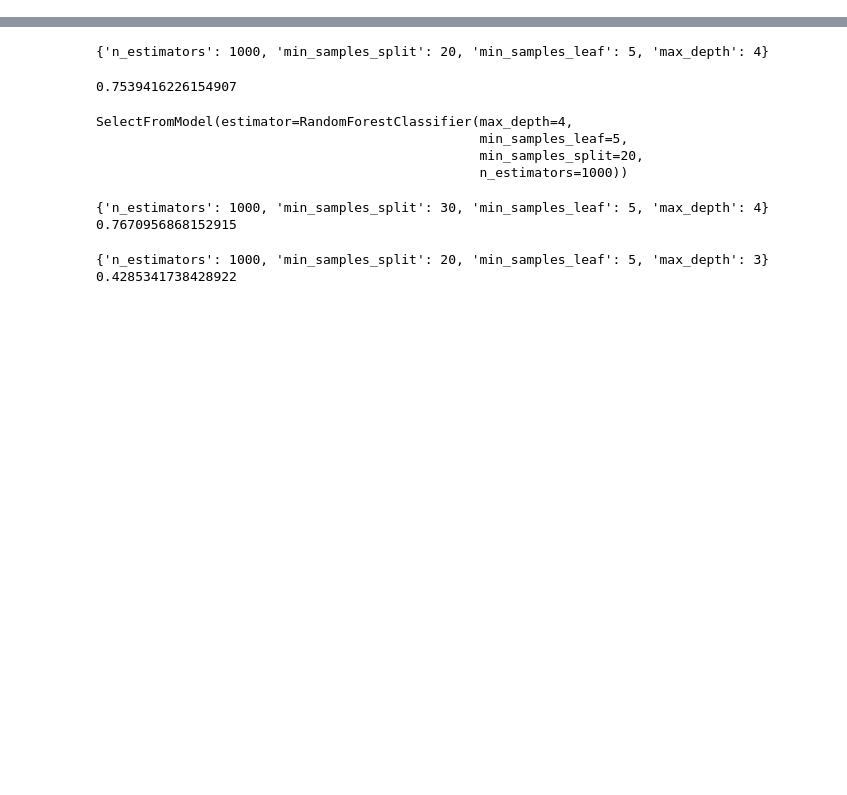
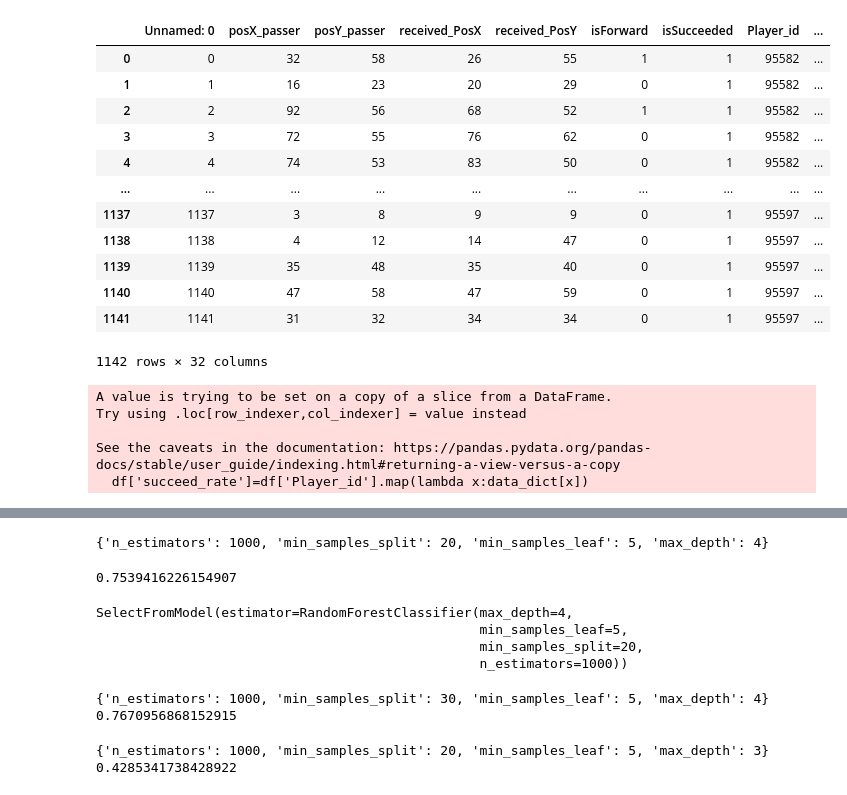
Before and after one commit to HorusLiang/forward_football_assignment, a Jupyter notebook: model.ipynb, the cells around one changed output, grey strips where cells are left out. Saved outputs shown, nothing was run; the diff lists cells and outputs as text; code cells hidden in the pictures; blank space fills up the shorter version.

```diff
--- a/model.ipynb
+++ b/model.ipynb
@@ -24,0 +41,16 @@ X_train, X_test, y_train, y_test = train_test_split(X, y, test_size=0.25)
+# %%
+df # notice Unnamed:0 is to be processed
+# %% [output]
+|  | Unnamed: 0 | posX_passer | posY_passer | received_PosX | received_PosY | isForward | isSucceeded | Player_id | ... |
+| 0 | 0 | 32 | 58 | 26 | 55 | 1 | 1 | 95582 | ... |
+| 1 | 1 | 16 | 23 | 20 | 29 | 0 | 1 | 95582 | ... |
+| 2 | 2 | 92 | 56 | 68 | 52 | 1 | 1 | 95582 | ... |
+| 3 | 3 | 72 | 55 | 76 | 62 | 0 | 1 | 95582 | ... |
+| 4 | 4 | 74 | 53 | 83 | 50 | 0 | 1 | 95582 | ... |
+| ... | ... | ... | ... | ... | ... | ... | ... | ... | ... |
+| 1137 | 1137 | 3 | 8 | 9 | 9 | 0 | 1 | 95597 | ... |
+| 1138 | 1138 | 4 | 12 | 14 | 47 | 0 | 1 | 95597 | ... |
+| 1139 | 1139 | 35 | 48 | 35 | 40 | 0 | 1 | 95597 | ... |
+| 1140 | 1140 | 47 | 58 | 47 | 59 | 0 | 1 | 95597 | ... |
+| 1141 | 1141 | 31 | 32 | 34 | 34 | 0 | 1 | 95597 | ... |
+1142 rows × 32 columns
@@ -25 +73,10 @@ X_train, X_test, y_train, y_test = train_test_split(X, y, test_size=0.25)
+# %%
+X_train=add_success_rate_train(X_train)
+X_test=add_success_rate_test(X_test)
+# %% [output]
+A value is trying to be set on a copy of a slice from a DataFrame.
+Try using .loc[row_indexer,col_indexer] = value instead
+
+See the caveats in the documentation: https://pandas.pydata.org/pandas-docs/stable/user_guide/indexing.html#returning-a-view-versus-a-copy
+  df['succeed_rate']=df['Player_id'].map(lambda x:data_dict[x])
 # %%
```
Also changed, not shown: parts of 14 cells of this notebook, 1 other file.
